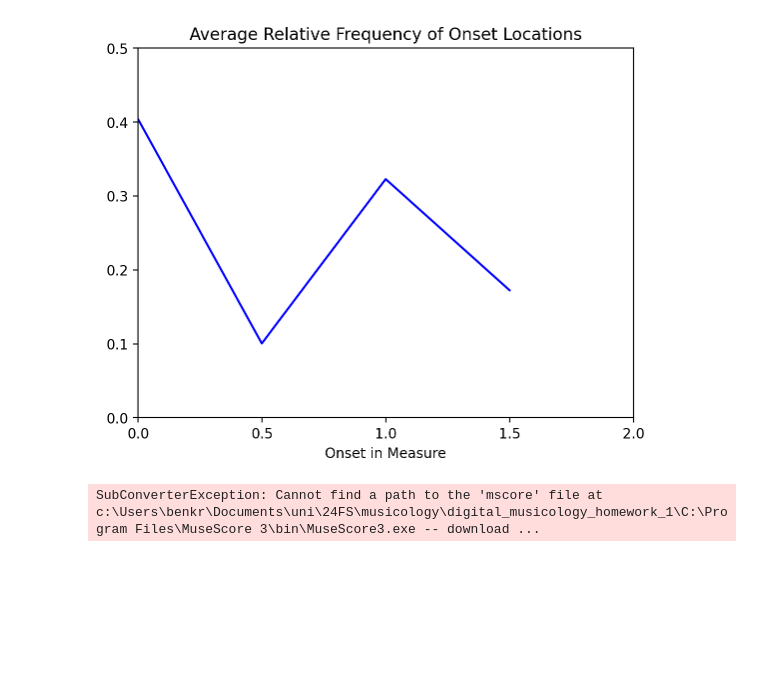
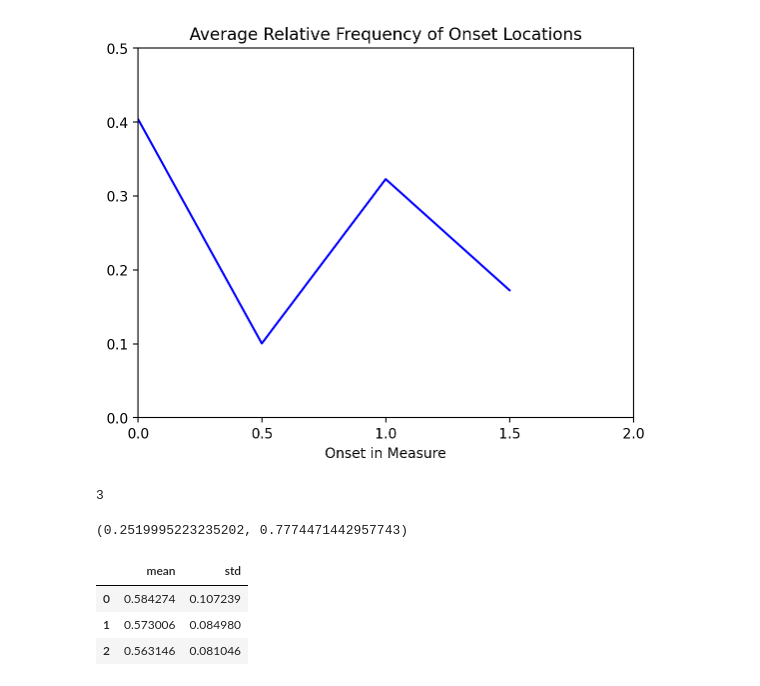
Before and after one commit to TalosSources/digital_musicology_homework_1, a Jupyter notebook: experiments.ipynb, the cells around one changed output. Saved outputs shown, nothing was run; the diff lists cells and outputs as text; code cells hidden in the pictures; blank space fills up the shorter version.

Commit message:
implement statistics values

```diff
--- a/experiments.ipynb
+++ b/experiments.ipynb
@@ -150,9 +140,56 @@ get_average_distribution_given_time_signature(corpus, (2,2))
 # %% [output]
 Time signature (2, 2) is present in 4 pieces.
 [figure]
-# %%
-import music21
-a = music21.converter.parse(r"C:\Users\benkr\Documents\uni\24FS\musicology\digital_musicology_homework_1\data\asap-dataset\Bach\Fugue\bwv_848\Lee01M.mid")
-a.show()
-# %% [output]
-SubConverterException: Cannot find a path to the 'mscore' file at c:\Users\benkr\Documents\uni\24FS\musicology\digital_musicology_homework_1\C:\Program Files\MuseScore 3\bin\MuseScore3.exe -- download ...
+# %%
+import pandas as pd
+from scipy.stats import levene
+
+annotation_path = 'data/asap-dataset/Bach/Fugue/bwv_885/SINKEV06_annotations.txt'
+
+def annotation_to_inter_onset_intervals(annotation_path: str):
+    annotation = pd.read_table(annotation_path, header=None)
+    ts = extract_time_signatures_from_annotation(annotation)
+    onset, time_signature = ts[0]
+    beats = time_signature[0]
+    inter_onset_interval = calculate_inter_onset_intervals(annotation, beats)
+    # skip prelude and always start on first downbeat
+    interval = inter_onset_interval.iloc[onset:,].reset_index(drop=True)
+    return interval
+
+interval = annotation_to_inter_onset_intervals(annotation_path)
+beats = extract_time_signatures_from_annotation(annotation_path)[0][1][0]
+# %% [output]
+3
+# %%
+def get_levene_test_results(interval: pd.Series, beats:int) -> tuple[float, float]:
+    '''
+    Performs a levene test to check if the variance of the inter-onset intervals is equal for all beats
+    '''
+    samples = []
+    for i in range(beats):
+        sample = interval[interval.index % beats == i]
+        samples.append(sample)
+    statistic, p_value = levene(*samples)
+    return statistic, p_value
+
+get_levene_test_results(interval, beats)
+# %% [output]
+(0.2519995223235202, 0.7774471442957743)
+# %%
+def get_interval_statistics(interval: pd.Series, beats:int) -> pd.DataFrame:
+    '''
+    Returns the mean and standard deviation of the inter-onset intervals for each beat
+    '''
+    interval_statistics = pd.DataFrame(columns=['mean', 'std'])
+    for i in range(beats):
+        mask = interval.index % beats == i
+        beat_timings = interval[mask]
+        interval_statistics.loc[i] = [beat_timings.mean(), beat_timings.std()]
+    return interval_statistics
+
+get_interval_statistics(interval, beats)
+# %% [output]
+|  | mean | std |
+| 0 | 0.584274 | 0.107239 |
+| 1 | 0.573006 | 0.084980 |
+| 2 | 0.563146 | 0.081046 |
```
Also changed, not shown: parts of 2 cells of this notebook, 1 other file.
